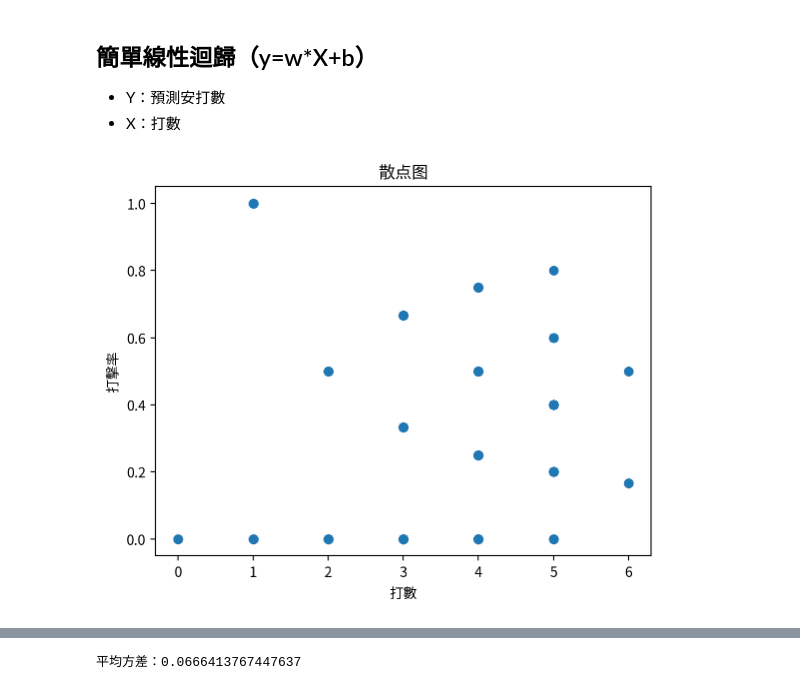
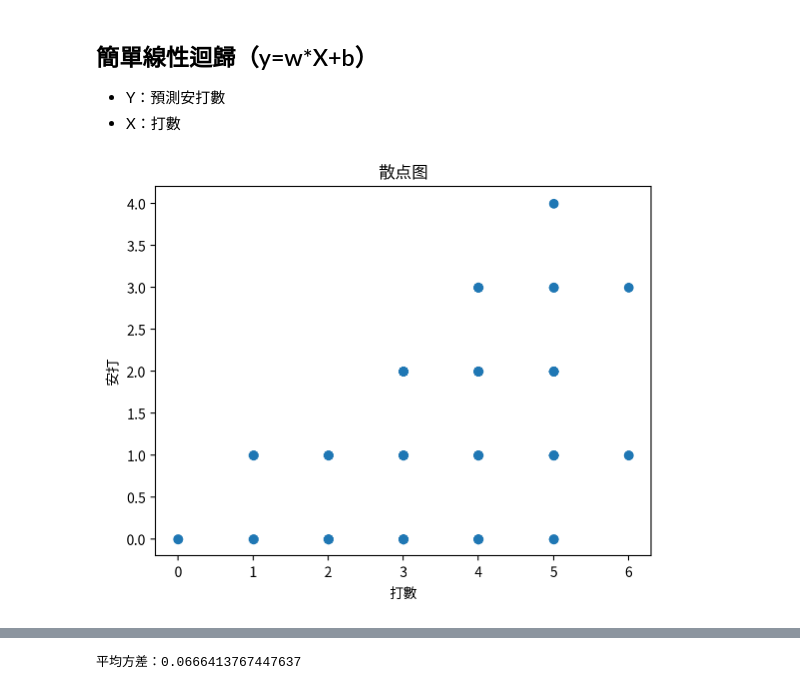
Before and after one commit to Rachelyah/CPBL_Baseball_ML_project, a Jupyter notebook: (2)資料清洗&視覺化.ipynb, the cells around one changed output, grey strips where cells are left out. Cells and saved outputs as stored; diff of their text form; code cells hidden in the pictures.

```diff
--- a/(2)資料清洗&視覺化.ipynb
+++ b/(2)資料清洗&視覺化.ipynb
@@ -292,13 +292,13 @@ plt.show()
 # %%
 import matplotlib.pyplot as plt
 
 x = new_df['打數']
-y = new_df['打擊率']
+y = new_df['安打']
 
 plt.scatter(x, y)
 plt.xlabel('打數')
-plt.ylabel('打擊率')
+plt.ylabel('安打')
 plt.title('散点图')
 plt.show()
 # %% [output]
-[figure, old version]
+[figure, new version]
```
Also changed, not shown: parts of 4 cells of this notebook.
